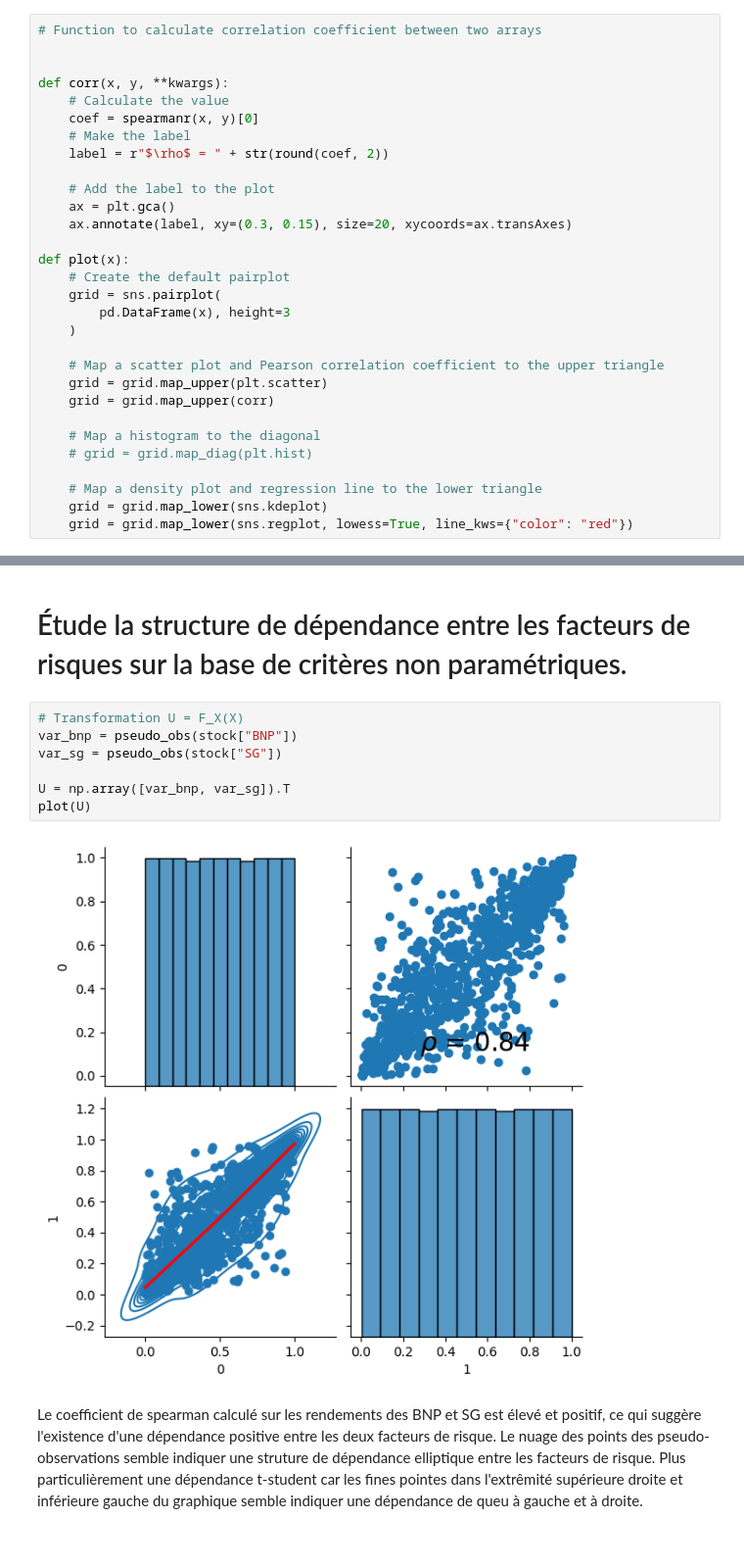
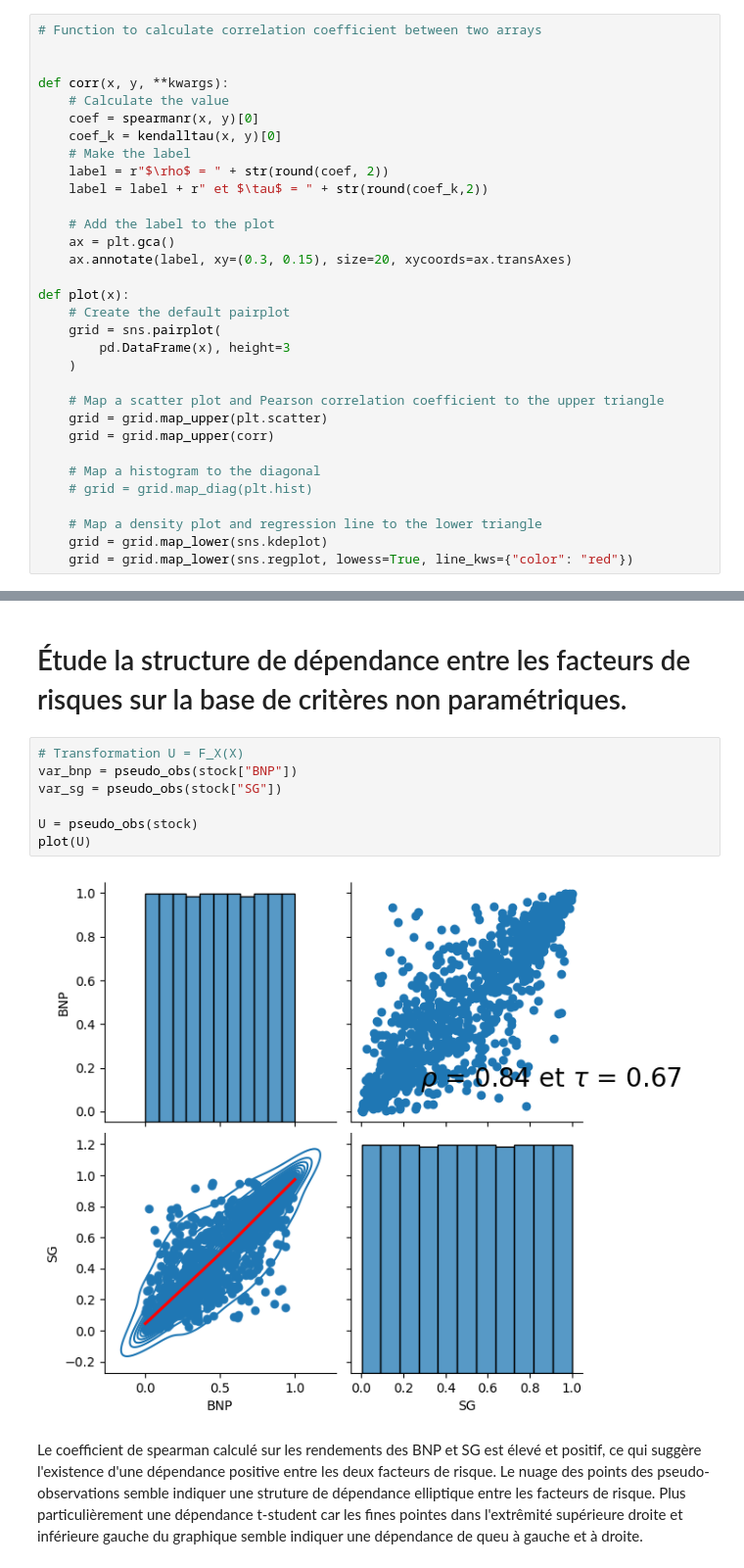
Before and after one commit to usenameFD/Asset-management, a Jupyter notebook: Copulus/deba.ipynb, the cells around one changed output, grey strips where cells are left out. Shown: that part at 98% size. Cells and saved outputs as stored; diff of their text form.

```diff
--- a/Copulus/deba.ipynb
+++ b/Copulus/deba.ipynb
@@ -34,8 +38,10 @@ plt.rcParams["figure.figsize"] = (16, 9)  # Figure size and width
 def corr(x, y, **kwargs):
     # Calculate the value
     coef = spearmanr(x, y)[0]
+    coef_k = kendalltau(x, y)[0]
     # Make the label
     label = r"$\rho$ = " + str(round(coef, 2))
+    label = label + r" et $\tau$ = " + str(round(coef_k,2))
 
     # Add the label to the plot
     ax = plt.gca()
@@ -403,12 +411,12 @@ A la lecture des QQ_plot,
 # %%
 # Transformation U = F_X(X)
 var_bnp = pseudo_obs(stock["BNP"])
 var_sg = pseudo_obs(stock["SG"])
 
-U = np.array([var_bnp, var_sg]).T
+U = pseudo_obs(stock)
 plot(U)
 # %% [output]
-[figure, old version]
+[figure, new version]
 # %% [markdown]
 Le coefficient de spearman calculé sur les rendements des BNP et SG est élevé et positif, ce qui suggère l'existence d'une dépendance positive entre les deux facteurs de risque.
 Le nuage des points des pseudo-observations semble indiquer une struture de dépendance elliptique entre les facteurs de risque. Plus particulièrement une dépendance t-student car les fines pointes dans l'extrêmité supérieure droite et inférieure gauche du graphique semble indiquer une dépendance de queu à gauche et à droite.
```
Also changed, not shown: parts of 3 cells of this notebook, 9 other files.
